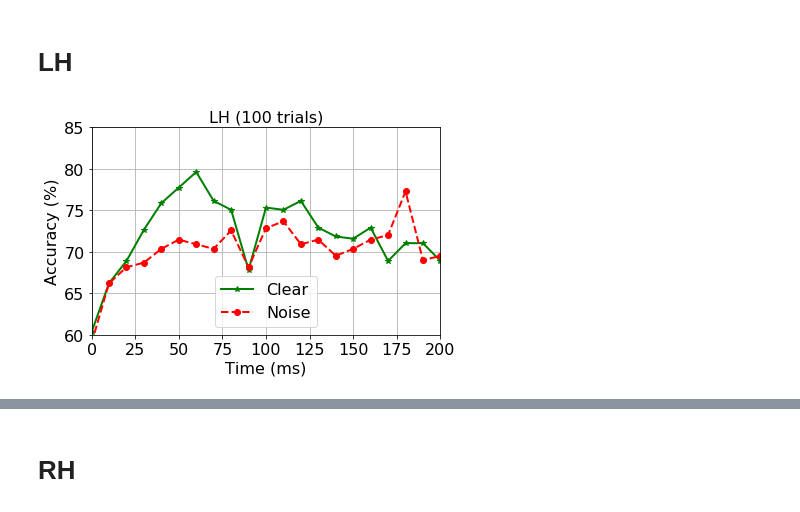
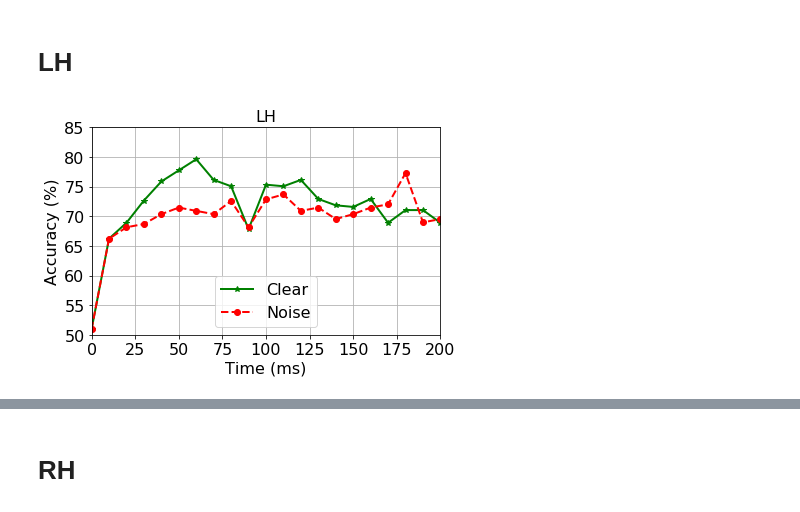
Before and after one commit to msultanmahmud/EEG_Analysis, a Jupyter notebook: Baseline_correction/Source_Baseline_SVM_Summary_Results_visualiz_All_final_clear_noise_v1.ipynb, the cells around one changed output, grey strips where cells are left out. Drawn from its saved outputs; the diff is of its cells as text; code cells hidden in the pictures.

```diff
--- a/Baseline_correction/Source_Baseline_SVM_Summary_Results_visualiz_All_final_clear_noise_v1.ipynb
+++ b/Baseline_correction/Source_Baseline_SVM_Summary_Results_visualiz_All_final_clear_noise_v1.ipynb
@@ -17,12 +17,12 @@ from scipy.stats import norm, zscore
 # %%
 pathr="/home/sultan/EEG/Source_Level_Analysis/SVM_results/"
 # fnamecl="svm_res_100sam_10ms_clear_v2.csv"
-fnamecl="svm_baseline_100sam_10ms_clear_v2.csv"
-fnameno="svm_baseline_100sam_10ms_noise_v47.csv"
+fnamecl="svm_baseline_100sam_10ms_clear_v3.csv"
+fnameno="svm_baseline_100sam_10ms_noise_v3_47.csv"
 tadc =pd.read_csv(pathr+fnamecl)
 tadn =pd.read_csv(pathr+fnameno)
 # print("Total rows: {0}".format(len(d)))
-tr=' (100 trials)';
+# tr=' (100 trials)';
 # %%
 # plt.plot(dataset.iloc[1:,1],dataset.iloc[1:,2],'-dr')
 # plt.show()
@@ -60,25 +60,25 @@ no: 78.1163434903
 # %%
 tw1=tadc.iloc[1:,1];Acdw1=tadc.iloc[1:,3]*100;Acdnw1=tadn.iloc[1:,3]*100
 axis_font = {'fontname':'Arial', 'size':'16'}
 #tw1=tad.iloc[1:,0];Acdw1=tad.iloc[1:,1];
 # tw1=tadc.iloc[0:,0];Acdw1=tadc.iloc[0:,1];
 # plt.plot(tw1,Acdw1,c='g')
 plt.plot(tw1,Acdw1,'g',linewidth=2,marker='*')
 plt.plot(tw1, Acdnw1,'--r',linewidth=2,marker='o')
 plt.xlim(0,200)
-plt.ylim(60,85)
+plt.ylim(50,85)
 # plt.plot(tw1,Acdw1, 'k--', label='noise')
 plt.xlabel('Time (ms)',**axis_font)
 plt.ylabel('Accuracy (%)',**axis_font)
-plt.title('LH'+tr,**axis_font)
+plt.title('LH',**axis_font)
 plt.yticks(**axis_font)
 plt.xticks(**axis_font)
 plt.grid(True)
 plt.tight_layout()
 plt.gca().legend(('Clear','Noise'),fontsize=16,loc='lower center')
 # plt.savefig('whole_acc_timem.eps')
 # plt.savefig('whole_acc_timem.tif')
 plt.show()
 print 'cl:',max(tadc.iloc[1:,3]*100), '\n', 'no:',max(tadn.iloc[1:,3]*100)
 # %% [output]
-[figure, old version]
+[figure, new version]
```
Also changed, not shown: parts of 7 cells of this notebook, 22 other files.
